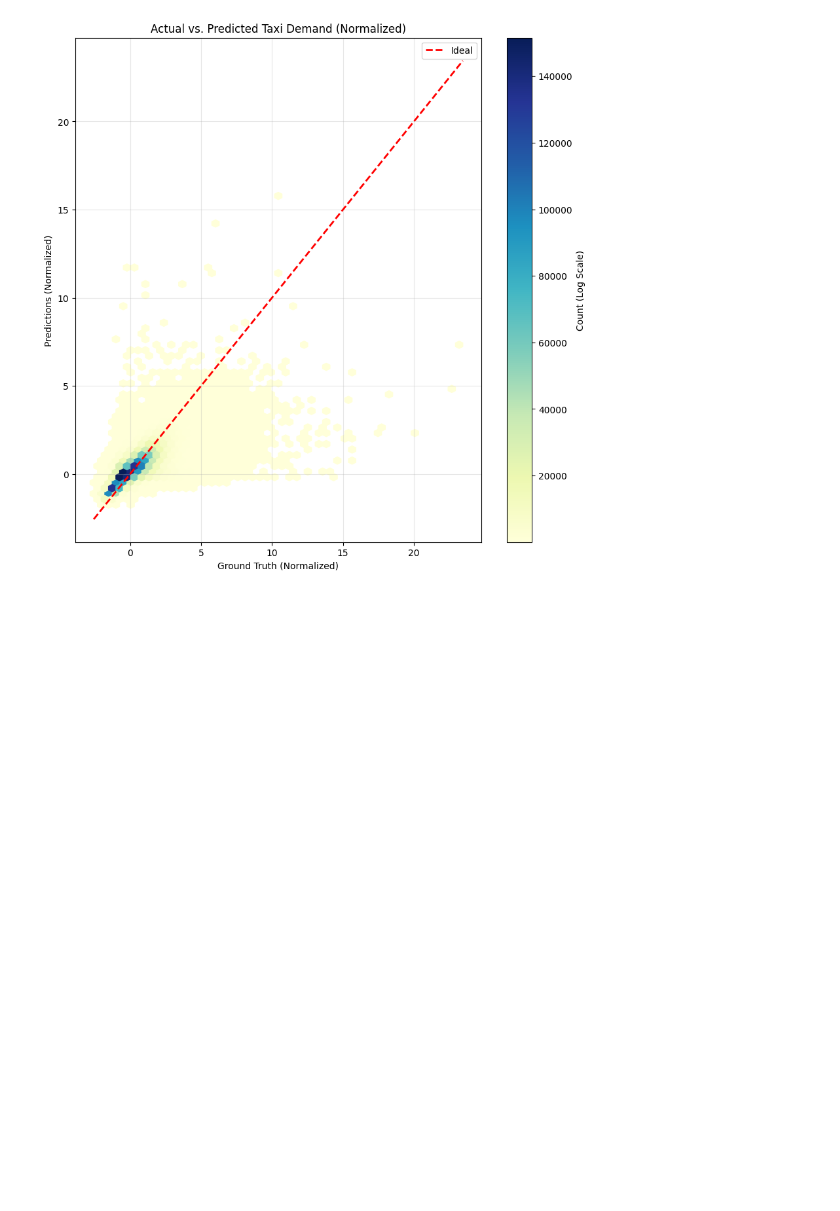
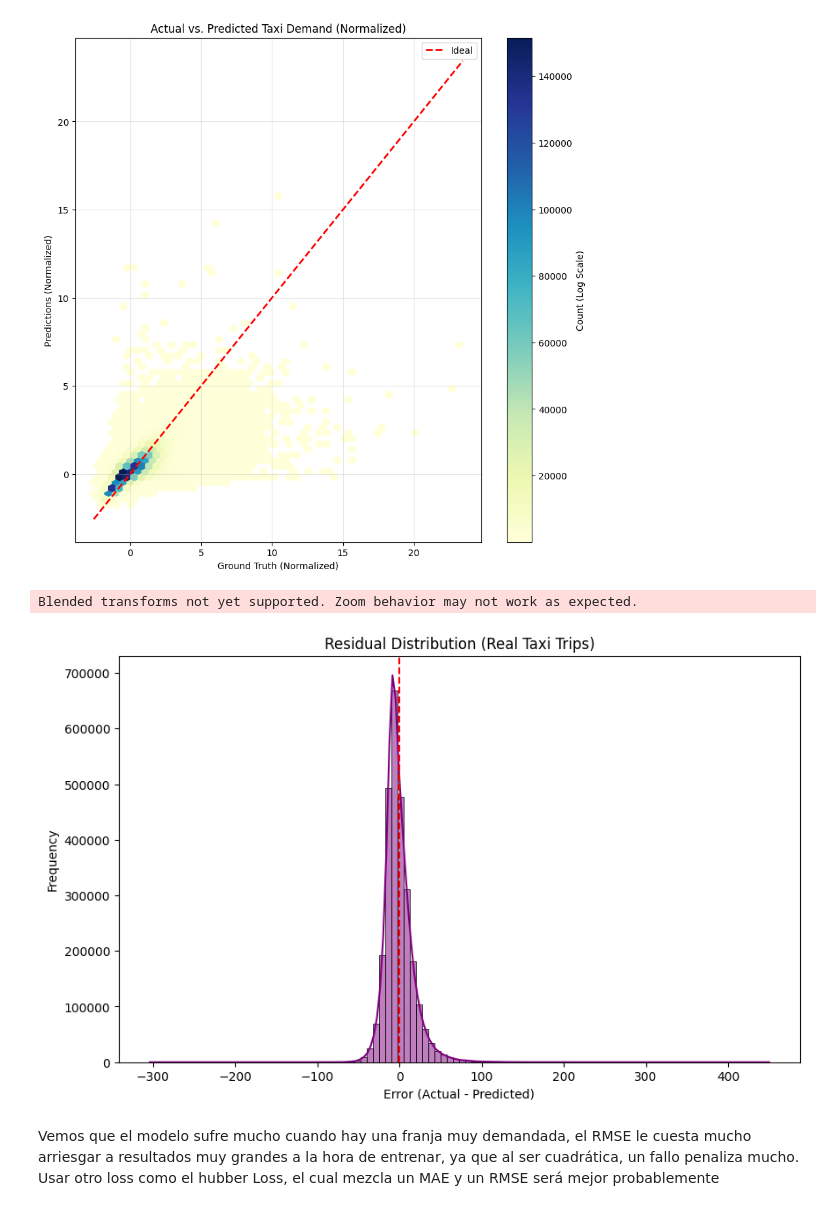
Before and after one commit to danpanto/NyFlow, a Jupyter notebook: models/lstm_model.ipynb, the cells around one changed output. Drawn from its saved outputs; the diff is of its cells as text; code cells hidden in the pictures; blank space fills up the shorter version.

Commit message:
algunos análisis más sobre el modelo

```diff
--- a/models/lstm_model.ipynb
+++ b/models/lstm_model.ipynb
@@ -659,6 +699,10 @@ plot_loss(train_h, val_h)
 import torch
 import numpy as np
 from tqdm import tqdm
+
+Task.set_offline(offline_mode=True)
+task = Task.init(project_name="a", task_name="B")
+logger = task.get_logger()
 
 def evaluate_test_set(test_loader, model_path, criterion, device, logger):
     # 1. Load the best model weights
@@ -754,3 +803,38 @@ def plot_results(labels, preds, logger, iters=0):
 plot_results(labels_norm, preds_norm, logger)
 # %% [output]
 [figure]
+# %%
+
+def plot_residuals(labels_norm, preds_norm, city_sigma, logger):
+    # 1. Calculate the error in real taxi trips
+    # (Actual - Predicted) * Sigma
+    residuals_trips = (labels_norm - preds_norm) * city_sigma
+
+    plt.figure(figsize=(10, 6))
+    sns.histplot(residuals_trips, bins=100, kde=True, color='purple')
+
+    plt.axvline(0, color='red', linestyle='--')
+    plt.title('Residual Distribution (Real Taxi Trips)')
+    plt.xlabel('Error (Actual - Predicted)')
+    plt.ylabel('Frequency')
+
+    # 2. Log Mean Absolute Error (MAE)
+    mae = np.mean(np.abs(residuals_trips))
+    logger.report_scalar("Metrics", "MAE_Trips", iteration=0, value=mae)
+
+    # 3. Report to ClearML
+    logger.report_matplotlib_figure(
+        title="Error Analysis",
+        series="Residual Histogram",
+        figure=plt
+    )
+    plt.show()
+
+# Replace with your actual city-wide or location-specific sigma
+CITY_SIGMA = 25.4
+plot_residuals(labels_norm, preds_norm, CITY_SIGMA, logger)
+# %% [output]
+Blended transforms not yet supported. Zoom behavior may not work as expected.
+[figure, added]
+# %% [markdown]
+Vemos que el modelo sufre mucho cuando hay una franja muy demandada, el RMSE le cuesta mucho arriesgar a resultados muy grandes a la hora de entrenar, ya que al ser cuadrática, un fallo penaliza mucho. Usar otro loss como el hubber Loss, el cual mezcla un MAE y un RMSE será mejor probablemente
```
Also changed, not shown: parts of 9 cells of this notebook, 3 other files.
